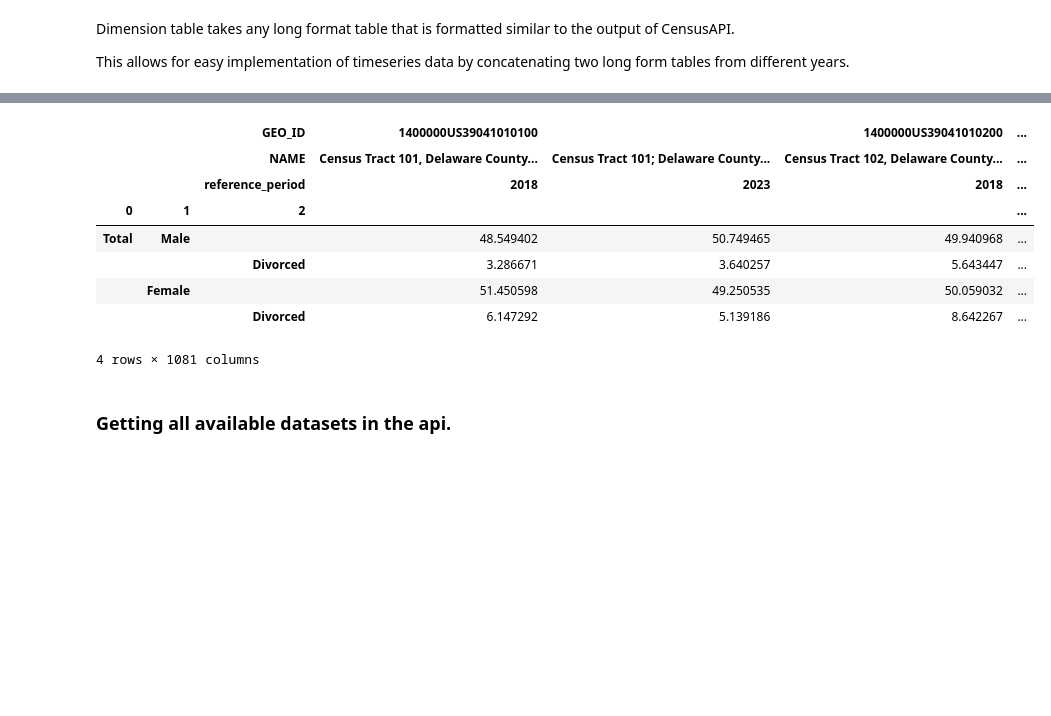
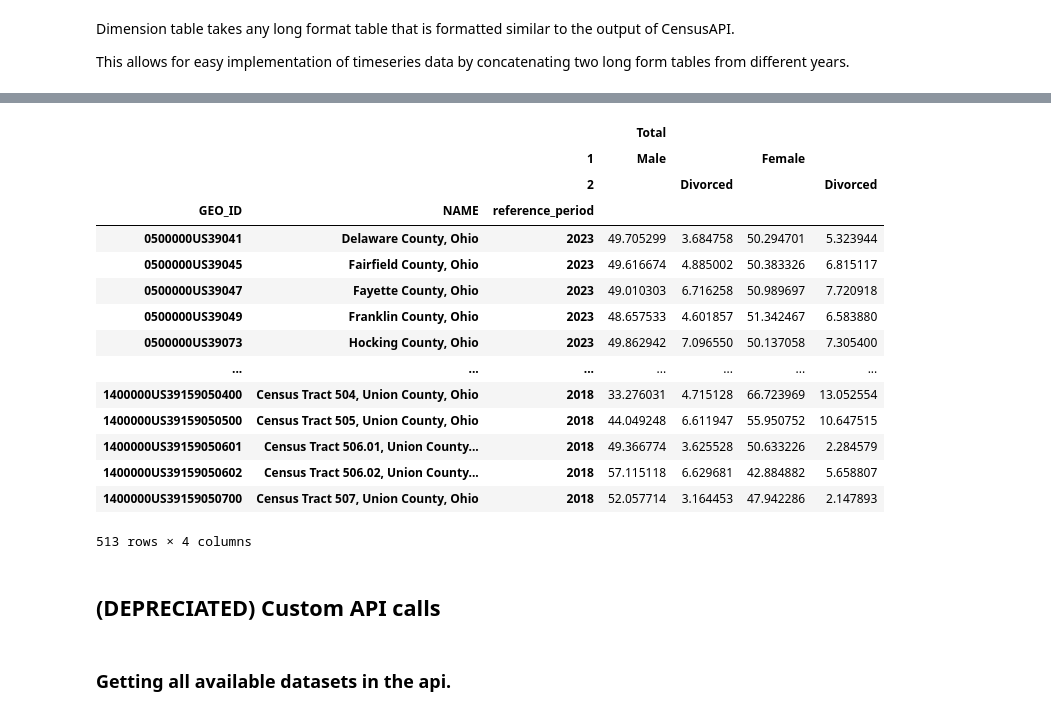
Before and after one commit to morpc/morpc-py, a Jupyter notebook: doc/07-morpc-census-demo.ipynb, the cells around one changed output, grey strips where cells are left out. Drawn from its saved outputs; the diff is of its cells as text; code cells hidden in the pictures; blank space fills up the shorter version.

```diff
--- a/doc/07-morpc-census-demo.ipynb
+++ b/doc/07-morpc-census-demo.ipynb
@@ -178,4 +192,4 @@ variables =['B12001_001E', 'B12001_002E', 'B12001_010E', 'B12001_011E', 'B12001_
 # %%
 from morpc.census.api import CensusAPI
 
-b12001_2023 = CensusAPI('acs/acs5', 2023, 'B12001', 'region15', scale='tract', variables=variables)
+b12001_2023 = CensusAPI('acs/acs5', 2023, 'B12001', 'region15', variables=variables)
@@ -320,15 +307,24 @@ percent = dim_table.percent()
 # %%
-percent
+percent.T
 # %% [output]
-|  |  | GEO_ID | 1400000US39041010100 |  | 1400000US39041010200 | ... |
-|  |  | NAME | Census Tract 101, Delaware County... | Census Tract 101; Delaware County... | Census Tract 102, Delaware County... | ... |
-|  |  | reference_period | 2018 | 2023 | 2018 | ... |
-| 0 | 1 | 2 |  |  |  | ... |
-| Total | Male |  | 48.549402 | 50.749465 | 49.940968 | ... |
-|  |  | Divorced | 3.286671 | 3.640257 | 5.643447 | ... |
-|  | Female |  | 51.450598 | 49.250535 | 50.059032 | ... |
-|  |  | Divorced | 6.147292 | 5.139186 | 8.642267 | ... |
+|  |  |  | Total |  |  |  |
+|  |  | 1 | Male |  | Female |  |
+|  |  | 2 |  | Divorced |  | Divorced |
+| GEO_ID | NAME | reference_period |  |  |  |  |
+| 0500000US39041 | Delaware County, Ohio | 2023 | 49.705299 | 3.684758 | 50.294701 | 5.323944 |
+| 0500000US39045 | Fairfield County, Ohio | 2023 | 49.616674 | 4.885002 | 50.383326 | 6.815117 |
+| 0500000US39047 | Fayette County, Ohio | 2023 | 49.010303 | 6.716258 | 50.989697 | 7.720918 |
+| 0500000US39049 | Franklin County, Ohio | 2023 | 48.657533 | 4.601857 | 51.342467 | 6.583880 |
+| 0500000US39073 | Hocking County, Ohio | 2023 | 49.862942 | 7.096550 | 50.137058 | 7.305400 |
+| ... | ... | ... | ... | ... | ... | ... |
+| 1400000US39159050400 | Census Tract 504, Union County, Ohio | 2018 | 33.276031 | 4.715128 | 66.723969 | 13.052554 |
+| 1400000US39159050500 | Census Tract 505, Union County, Ohio | 2018 | 44.049248 | 6.611947 | 55.950752 | 10.647515 |
+| 1400000US39159050601 | Census Tract 506.01, Union County... | 2018 | 49.366774 | 3.625528 | 50.633226 | 2.284579 |
+| 1400000US39159050602 | Census Tract 506.02, Union County... | 2018 | 57.115118 | 6.629681 | 42.884882 | 5.658807 |
+| 1400000US39159050700 | Census Tract 507, Union County, Ohio | 2018 | 52.057714 | 3.164453 | 47.942286 | 2.147893 |
-4 rows × 1081 columns
+513 rows × 4 columns
+# %% [markdown]
+## (DEPRECIATED) Custom API calls
 # %% [markdown]
 ### Getting all available datasets in the api.
 # %% [markdown]
```
Also changed, not shown: parts of 68 cells of this notebook, 1 other file.
